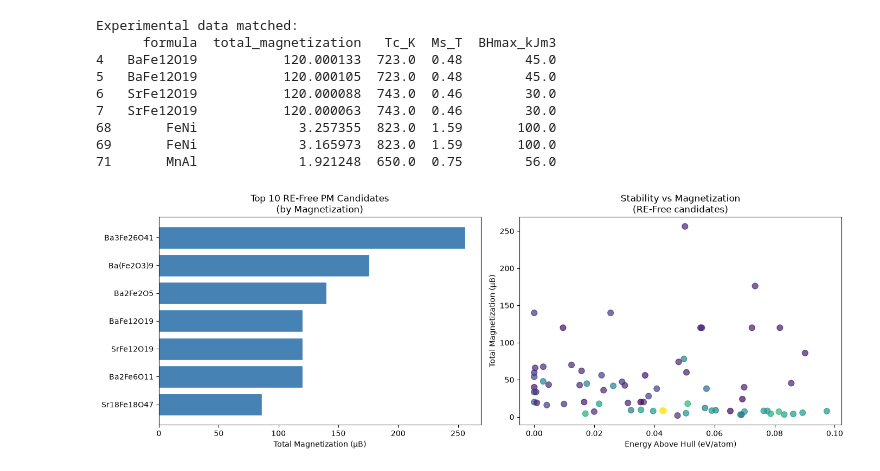
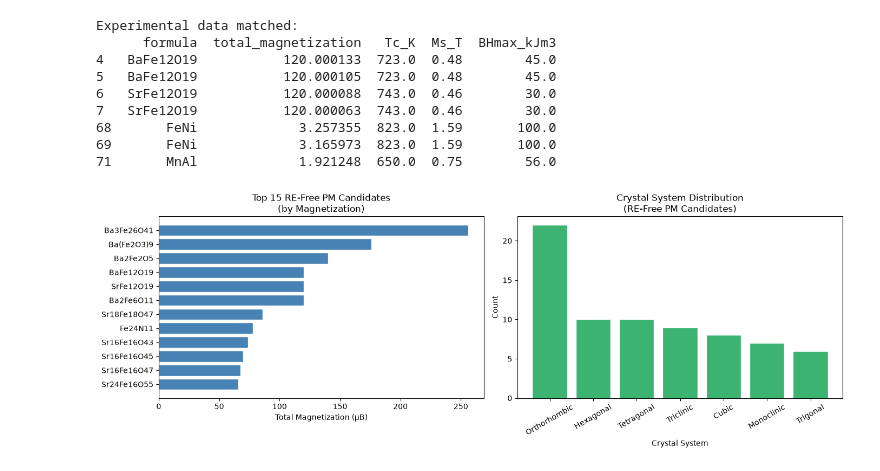
Before and after one commit to Md-Nur/MagNet-IQ, a Jupyter notebook: filter.ipynb, the cells around one changed output. Saved outputs shown, nothing was run; the diff lists cells and outputs as text; code cells hidden in the pictures.

```diff
--- a/filter.ipynb
+++ b/filter.ipynb
@@ -78,31 +78,30 @@ Experimental data matched:
 71       MnAl             1.921248  650.0  0.75        56.0
 # %%
 import matplotlib.pyplot as plt
-import numpy as np
 
-# Top 10 by magnetization
-top10 = df_pm.head(10)
+# Top 15 by magnetization
+top15 = df_pm.head(15)
 
 fig, axes = plt.subplots(1, 2, figsize=(14, 5))
 
-# Plot 1 — Magnetization
-axes[0].barh(top10["formula"], top10["total_magnetization"],
+# Plot 1 — Top 15 Magnetization
+axes[0].barh(top15["formula"], top15["total_magnetization"],
              color="steelblue", edgecolor="white")
 axes[0].set_xlabel("Total Magnetization (μB)")
-axes[0].set_title("Top 10 RE-Free PM Candidates\n(by Magnetization)")
+axes[0].set_title("Top 15 RE-Free PM Candidates\n(by Magnetization)")
 axes[0].invert_yaxis()
 
-# Plot 2 — Stability vs Magnetization scatter
-axes[1].scatter(df_pm["energy_above_hull"],
-                df_pm["total_magnetization"],
-                c=df_pm["density"], cmap="viridis",
-                alpha=0.7, s=60)
-axes[1].set_xlabel("Energy Above Hull (eV/atom)")
-axes[1].set_ylabel("Total Magnetization (μB)")
-axes[1].set_title("Stability vs Magnetization\n(RE-Free candidates)")
+# Plot 2 — Crystal System Distribution
+crystal_counts = df_pm["crystal_system"].value_counts()
+axes[1].bar(crystal_counts.index, crystal_counts.values,
+            color="mediumseagreen", edgecolor="white")
+axes[1].set_title("Crystal System Distribution\n(RE-Free PM Candidates)")
+axes[1].set_xlabel("Crystal System")
+axes[1].set_ylabel("Count")
+axes[1].tick_params(axis='x', rotation=30)
 
 plt.tight_layout()
-plt.savefig("./figure/re_free_analysis.png", dpi=150)
+plt.savefig("./figure/re_free_plot.png", dpi=150)
 plt.show()
 # %% [output]
-[figure, old version]
+[figure, new version]
```
Also changed, not shown: 7 other files.
